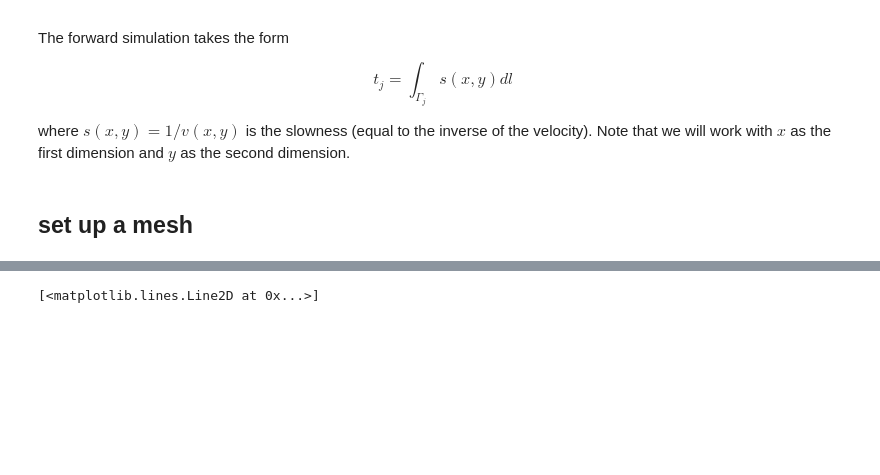
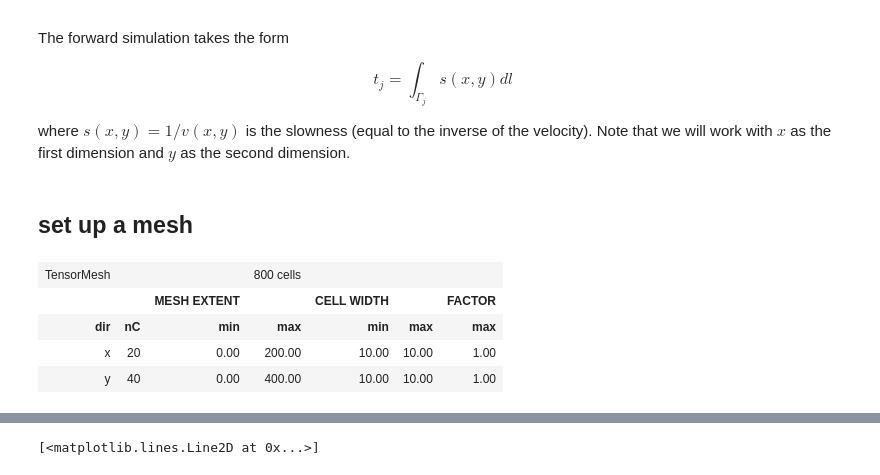
Before and after one commit to lheagy/eosc-454, a Jupyter notebook: lectures/tomography.ipynb, the cells around one changed output, grey strips where cells are left out. Cells and saved outputs as stored; diff of their text form; code cells hidden in the pictures; blank space fills up the shorter version.

```diff
--- a/lectures/tomography.ipynb
+++ b/lectures/tomography.ipynb
@@ -50,3 +49,12 @@ mesh = discretize.TensorMesh([hx, hy])
+# %%
+mesh = discretize.TensorMesh([hx, hy])
+mesh
+# %% [output]
+| TensorMesh |  |  | 800 cells |  |  |  |
+|  |  | MESH EXTENT |  | CELL WIDTH |  | FACTOR |
+| dir | nC | min | max | min | max | max |
+| x | 20 | 0.00 | 200.00 | 10.00 | 10.00 | 1.00 |
+| y | 40 | 0.00 | 400.00 | 10.00 | 10.00 | 1.00 |
 # %%
 n_src = 10
 y_src = np.linspace(dy/2, extent_y-dy/2, n_src)
```
Also changed, not shown: parts of 20 cells of this notebook.
